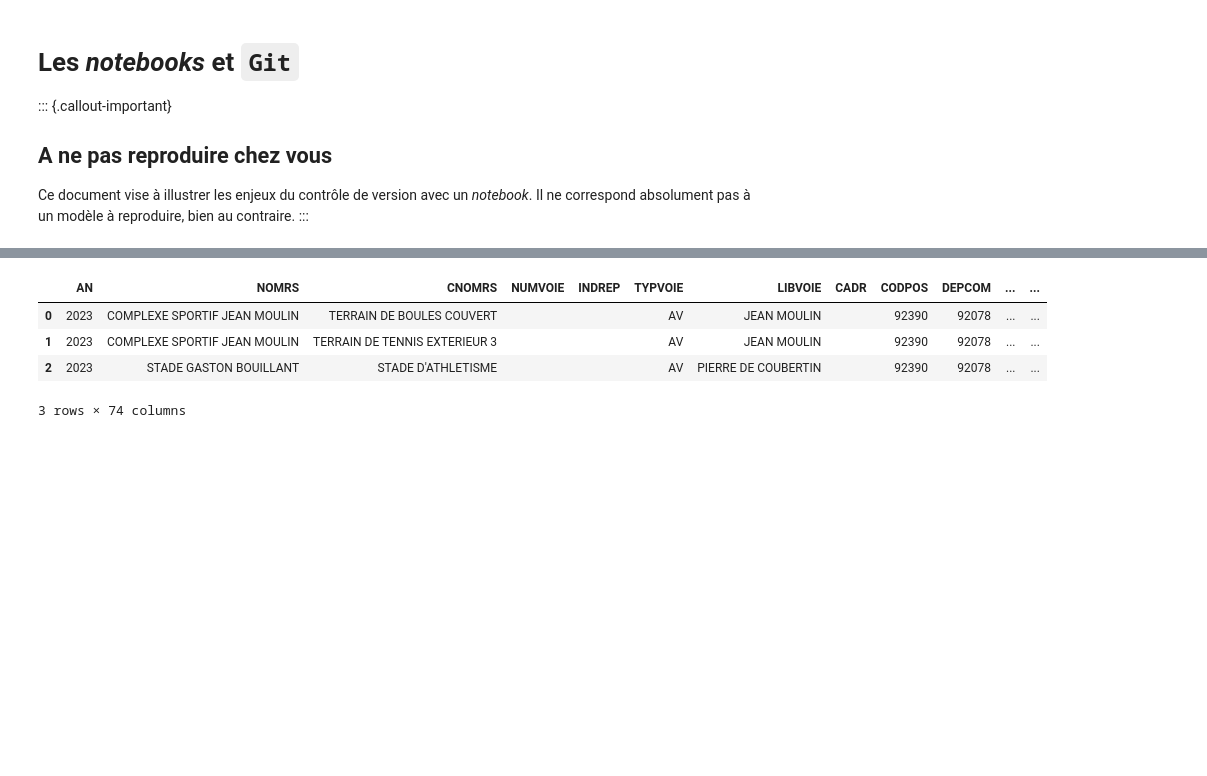
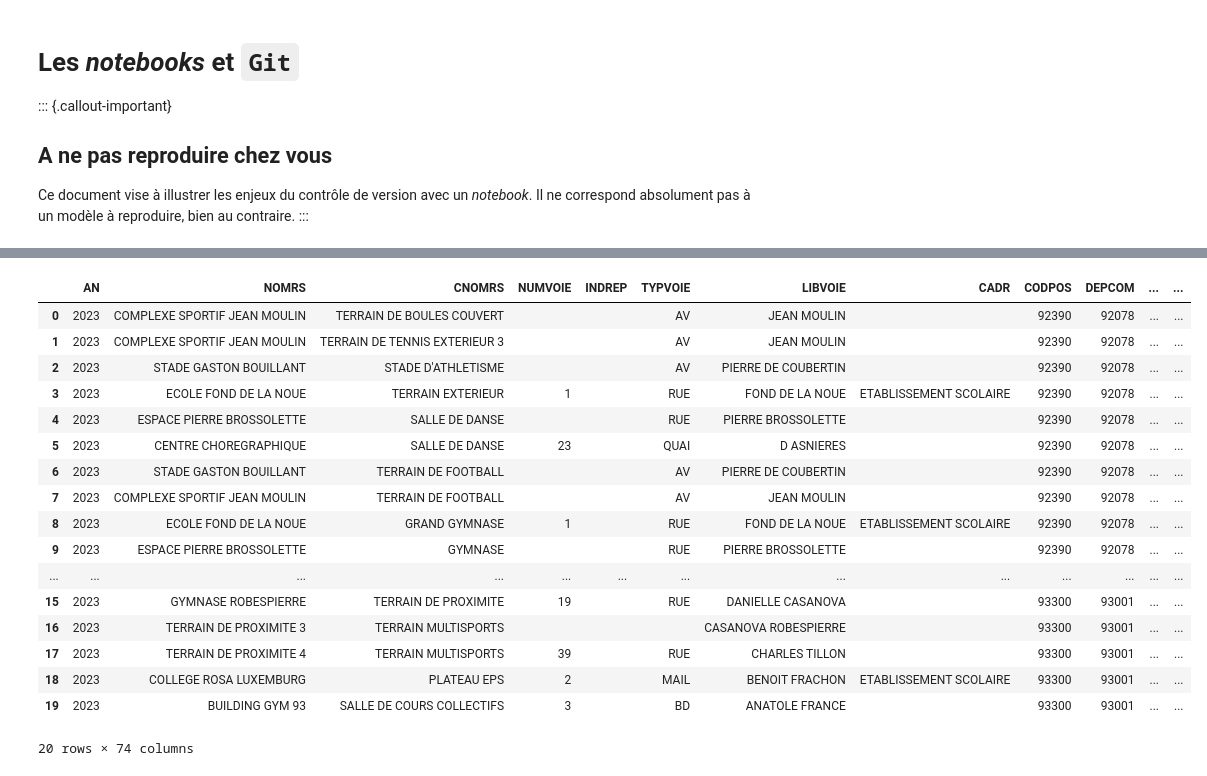
Before and after one commit to mathieuroig9/projet22, a Jupyter notebook: notebook.ipynb, the cells around one changed output, grey strips where cells are left out. Drawn from its saved outputs; the diff is of its cells as text; code cells hidden in the pictures; blank space fills up the shorter version.

```diff
--- a/notebook.ipynb
+++ b/notebook.ipynb
@@ -65,11 +65,24 @@ File downloaded successfully to temp file: /tmp/tmpfcbgpph_.parquet
 # %%
-df.head(3)
+df.head(20)
 # %% [output]
 |  | AN | NOMRS | CNOMRS | NUMVOIE | INDREP | TYPVOIE | LIBVOIE | CADR | CODPOS | DEPCOM | ... | ... |
 | 0 | 2023 | COMPLEXE SPORTIF JEAN MOULIN | TERRAIN DE BOULES COUVERT |  |  | AV | JEAN MOULIN |  | 92390 | 92078 | ... | ... |
 | 1 | 2023 | COMPLEXE SPORTIF JEAN MOULIN | TERRAIN DE TENNIS EXTERIEUR 3 |  |  | AV | JEAN MOULIN |  | 92390 | 92078 | ... | ... |
 | 2 | 2023 | STADE GASTON BOUILLANT | STADE D'ATHLETISME |  |  | AV | PIERRE DE COUBERTIN |  | 92390 | 92078 | ... | ... |
+| 3 | 2023 | ECOLE FOND DE LA NOUE | TERRAIN EXTERIEUR | 1 |  | RUE | FOND DE LA NOUE | ETABLISSEMENT SCOLAIRE | 92390 | 92078 | ... | ... |
+| 4 | 2023 | ESPACE PIERRE BROSSOLETTE | SALLE DE DANSE |  |  | RUE | PIERRE BROSSOLETTE |  | 92390 | 92078 | ... | ... |
+| 5 | 2023 | CENTRE CHOREGRAPHIQUE | SALLE DE DANSE | 23 |  | QUAI | D ASNIERES |  | 92390 | 92078 | ... | ... |
+| 6 | 2023 | STADE GASTON BOUILLANT | TERRAIN DE FOOTBALL |  |  | AV | PIERRE DE COUBERTIN |  | 92390 | 92078 | ... | ... |
+| 7 | 2023 | COMPLEXE SPORTIF JEAN MOULIN | TERRAIN DE FOOTBALL |  |  | AV | JEAN MOULIN |  | 92390 | 92078 | ... | ... |
+| 8 | 2023 | ECOLE FOND DE LA NOUE | GRAND GYMNASE | 1 |  | RUE | FOND DE LA NOUE | ETABLISSEMENT SCOLAIRE | 92390 | 92078 | ... | ... |
+| 9 | 2023 | ESPACE PIERRE BROSSOLETTE | GYMNASE |  |  | RUE | PIERRE BROSSOLETTE |  | 92390 | 92078 | ... | ... |
+| ... | ... | ... | ... | ... | ... | ... | ... | ... | ... | ... | ... | ... |
+| 15 | 2023 | GYMNASE ROBESPIERRE | TERRAIN DE PROXIMITE | 19 |  | RUE | DANIELLE CASANOVA |  | 93300 | 93001 | ... | ... |
+| 16 | 2023 | TERRAIN DE PROXIMITE 3 | TERRAIN MULTISPORTS |  |  |  | CASANOVA ROBESPIERRE |  | 93300 | 93001 | ... | ... |
+| 17 | 2023 | TERRAIN DE PROXIMITE 4 | TERRAIN MULTISPORTS | 39 |  | RUE | CHARLES TILLON |  | 93300 | 93001 | ... | ... |
+| 18 | 2023 | COLLEGE ROSA LUXEMBURG | PLATEAU EPS | 2 |  | MAIL | BENOIT FRACHON | ETABLISSEMENT SCOLAIRE | 93300 | 93001 | ... | ... |
+| 19 | 2023 | BUILDING GYM 93 | SALLE DE COURS COLLECTIFS | 3 |  | BD | ANATOLE FRANCE |  | 93300 | 93001 | ... | ... |
-3 rows × 74 columns
+20 rows × 74 columns
 # %%
 !pip install geopandas
 # %% [output]
```
Also changed, not shown: parts of 3 cells of this notebook.
